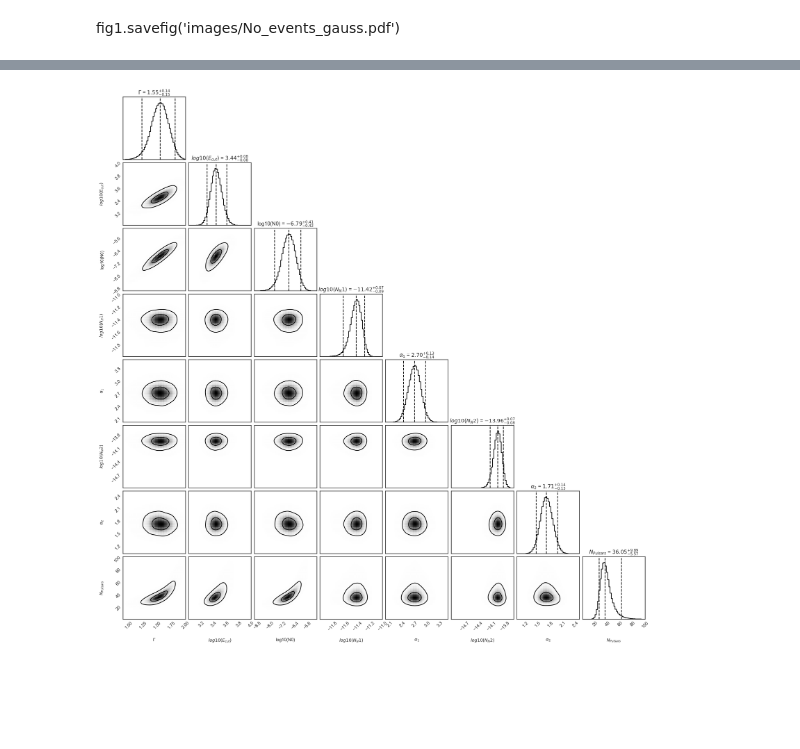
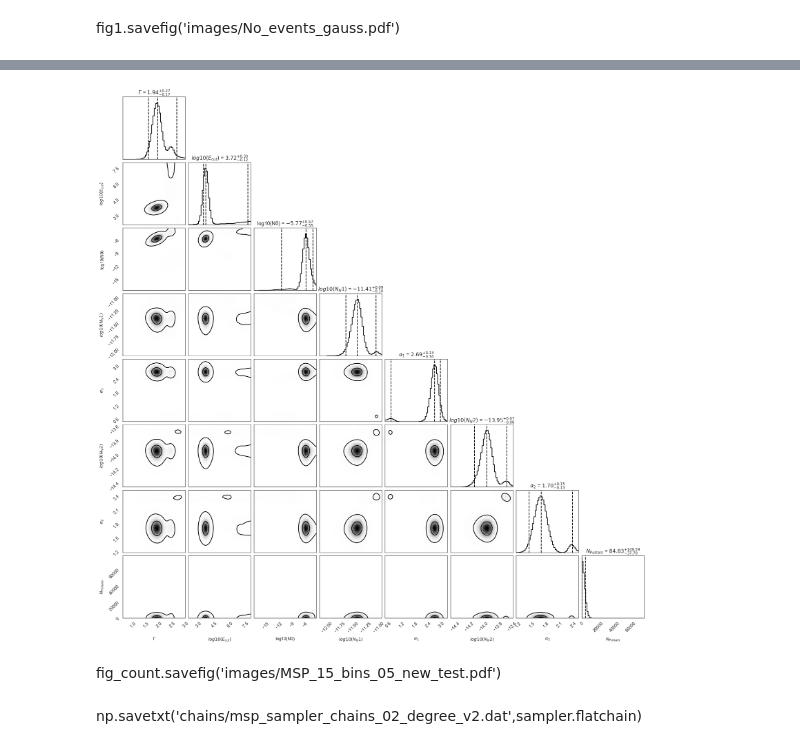
Before and after one commit to olegs22/O_Cen, a Jupyter notebook: mcmc_analysis/MSP_mcmc/Ecut_joint_lnhood.ipynb, the cells around one changed output, grey strips where cells are left out. Saved outputs shown, nothing was run; the diff lists cells and outputs as text; code cells hidden in the pictures; blank space fills up the shorter version.

```diff
--- a/mcmc_analysis/MSP_mcmc/Ecut_joint_lnhood.ipynb
+++ b/mcmc_analysis/MSP_mcmc/Ecut_joint_lnhood.ipynb
@@ -39,4 +39,4 @@ p_list = [0.,3., 2.,4.,-18.,0.,-15.,0.,0.,5.,-15.,0.,0.,5.]
 # %%
-nwalkers = 200
-ndim = (len(p_list)/2)
+nwalkers = 280
+ndim = int((len(p_list)/2))
 # %%
@@ -57,7 +59,7 @@ for i in range(nwalkers):
     pos_i.append(np.array([z[0,i],z[1,i],z[2,i],z[3,i],z[4,i],
                           z[5,i],z[6,i]]))
 # %%
-b_steps, steps = 2000, 1000
+b_steps, steps = 500, 1000
 # %%
 sampler = emcee.EnsembleSampler(nwalkers,ndim,event_lnpost,
                                 args=(no_events,e_min,e_max,p_list),
@@ -196,9 +205,9 @@ def N_Pulsars_Ecut(chains):
 
     return N_events
 # %%
-chain_Np = N_Pulsars_Ecut(chains_redux)
+chain_Np = N_Pulsars_Ecut(sampler.flatchain)
 # %%
-new_chain = np.append(chains_redux,chain_Np[:,None],axis=1)
+new_chain = np.append(sampler.flatchain,chain_Np[:,None],axis=1)
 # %%
 labels_2 = [r'$\Gamma$',r'$log10(E_{cut})$','log10(N0)'
           ,r'$log10(N_N1)$',r'$\alpha_1$'
@@ -208,5 +217,5 @@ ranges = ((0.9,2.), (3.,4.), (-9.,-5.),(-12.,-11.),(2,3.5),(-15.,-13.6),(1,2.5),
 # %%
-fig_count= corner.corner(new_chain,bins=50,range=ranges,labels=labels_2,plot_datapoints=False,smooth=2.,
+fig_count= corner.corner(new_chain,bins=50,labels=labels_2,plot_datapoints=False,smooth=2.,
                     smooth1d=2,levels=(1.-np.exp(-0.5),1.-np.exp(-2.)),quantiles=[.025,0.5,0.975],show_titles=True);
 # %% [output]
-[figure, old version]
+[figure, new version]
@@ -216,0 +222,2 @@ fig_count= corner.corner(new_chain,bins=50,range=ranges,labels=labels_2,plot_dat
+# %% [markdown]
+fig_count.savefig('images/MSP_15_bins_05_new_test.pdf')
@@ -216,0 +226,2 @@ fig_count= corner.corner(new_chain,bins=50,range=ranges,labels=labels_2,plot_dat
+# %% [markdown]
+np.savetxt('chains/msp_sampler_chains_02_degree_v2.dat',sampler.flatchain)
```
Also changed, not shown: parts of 21 cells of this notebook.
